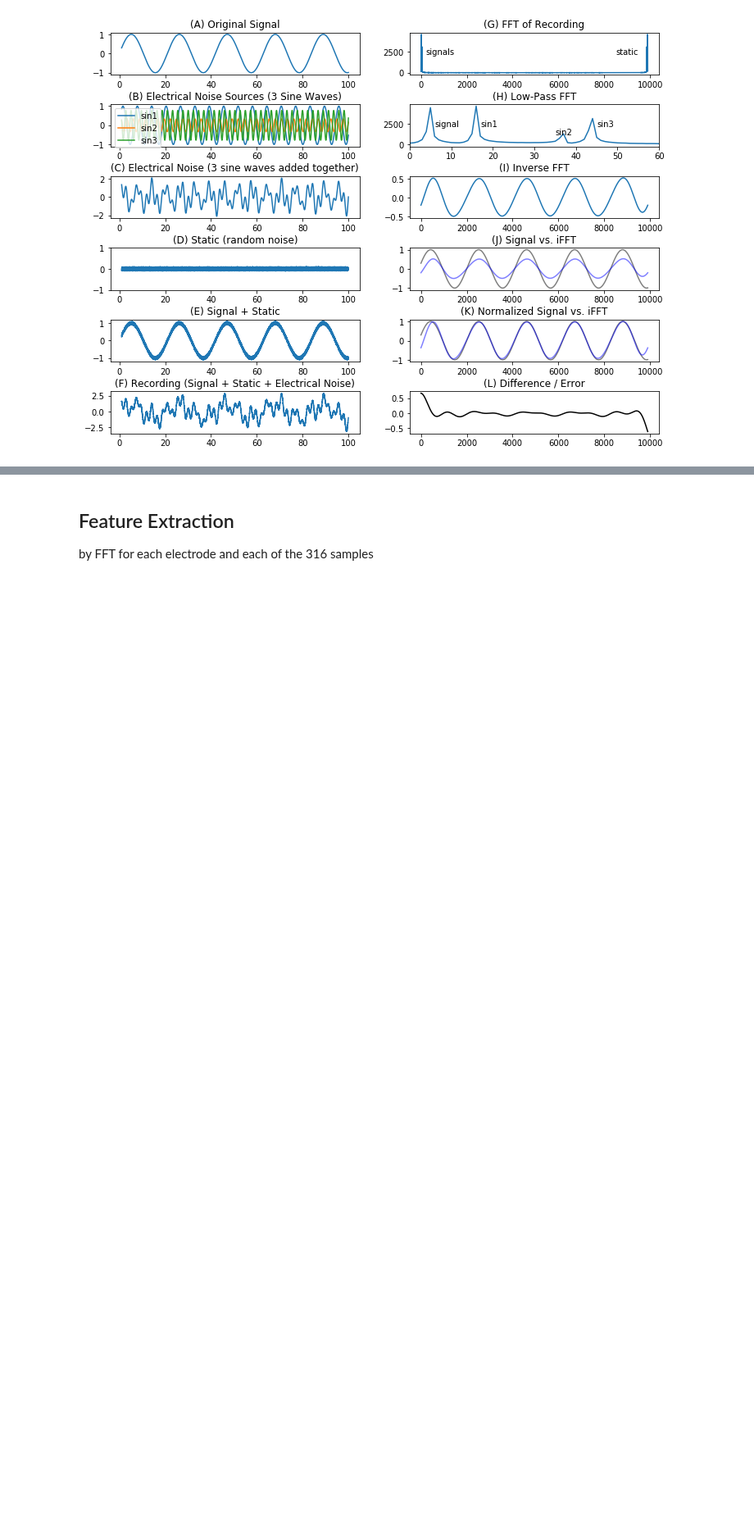
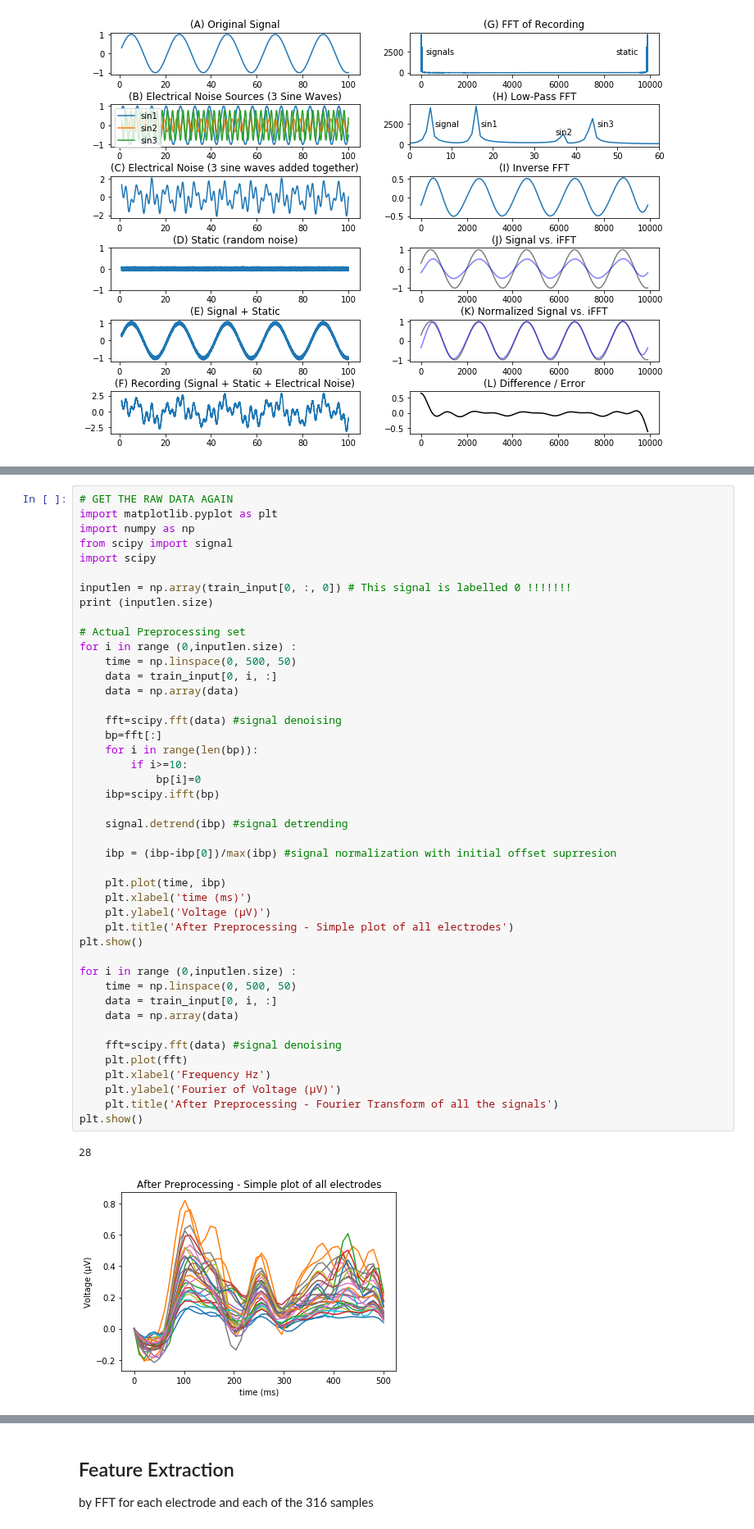
Before and after one commit to HongChen1995/DeepLearning2018, a Jupyter notebook: MiniProject1/test.ipynb, the cells around one changed output, grey strips where cells are left out. Shown at 82% size. Cells and saved outputs as stored; diff of their text form; blank space fills up the shorter version.

```diff
--- a/MiniProject1/test.ipynb
+++ b/MiniProject1/test.ipynb
@@ -233,0 +263,47 @@ plt.show()
+# %%
+# GET THE RAW DATA AGAIN
+import matplotlib.pyplot as plt
+import numpy as np
+from scipy import signal
+import scipy
+
+inputlen = np.array(train_input[0, :, 0]) # This signal is labelled 0 !!!!!!!
+print (inputlen.size)
+
+# Actual Preprocessing set
+for i in range (0,inputlen.size) :
+    time = np.linspace(0, 500, 50)
+    data = train_input[0, i, :]
+    data = np.array(data)
+
+    fft=scipy.fft(data) #signal denoising
+    bp=fft[:]
+    for i in range(len(bp)):
+        if i>=10:
+            bp[i]=0
+    ibp=scipy.ifft(bp)
+
+    signal.detrend(ibp) #signal detrending
+
+    ibp = (ibp-ibp[0])/max(ibp) #signal normalization with initial offset suprresion
+
+    plt.plot(time, ibp)
+    plt.xlabel('time (ms)')
+    plt.ylabel('Voltage (µV)')
+    plt.title('After Preprocessing - Simple plot of all electrodes')
+plt.show()
+
+for i in range (0,inputlen.size) :
+    time = np.linspace(0, 500, 50)
+    data = train_input[0, i, :]
+    data = np.array(data)
+
+    fft=scipy.fft(data) #signal denoising
+    plt.plot(fft)
+    plt.xlabel('Frequency Hz')
+    plt.ylabel('Fourier of Voltage (µV)')
+    plt.title('After Preprocessing - Fourier Transform of all the signals')
+plt.show()
+# %% [output]
+28
+[figure, added]
```
Also changed, not shown: parts of 14 cells of this notebook, 2 other files.
